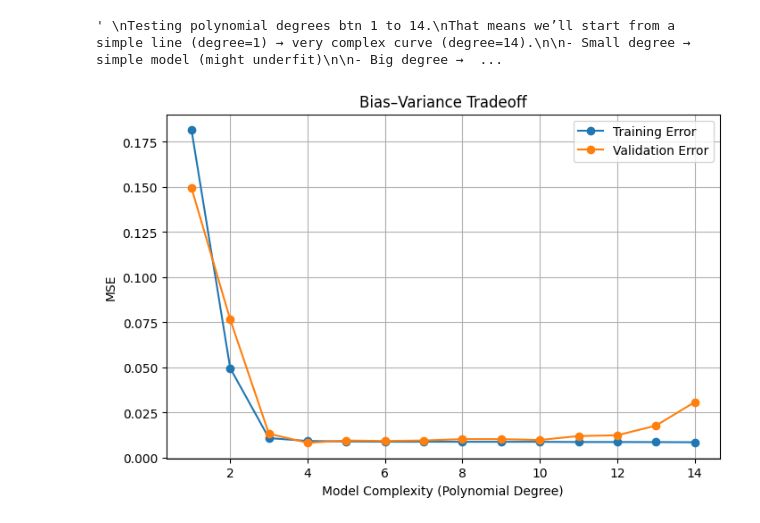
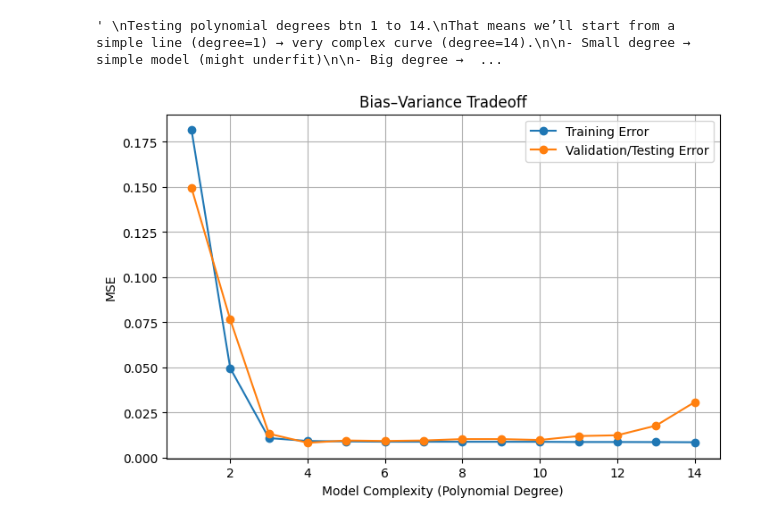
Before and after one commit to megabytis/applied-ML-notebooks, a Jupyter notebook: Scikit-learn/Machine_Learning/model_optimization_evaluation/3_bias_variance_tradeoff.ipynb, the cells around one changed output. Saved outputs shown, nothing was run; the diff lists cells and outputs as text; code cells hidden in the pictures.

```diff
--- a/Scikit-learn/Machine_Learning/model_optimization_evaluation/3_bias_variance_tradeoff.ipynb
+++ b/Scikit-learn/Machine_Learning/model_optimization_evaluation/3_bias_variance_tradeoff.ipynb
@@ -377,12 +377,12 @@ for d in degrees:
 # %%
 plt.figure(figsize=(8,5))
 plt.plot(degrees, train_errors, label="Training Error", marker="o")
-plt.plot(degrees, test_errors, label="Validation Error", marker="o")
+plt.plot(degrees, test_errors, label="Validation/Testing Error", marker="o")
 plt.xlabel("Model Complexity (Polynomial Degree)")
 plt.ylabel("MSE")
 plt.title("Bias–Variance Tradeoff")
 plt.legend()
 plt.grid(True)
 plt.show()
 # %% [output]
-[figure, old version]
+[figure, new version]
```
Also changed, not shown: parts of 2 cells of this notebook.
